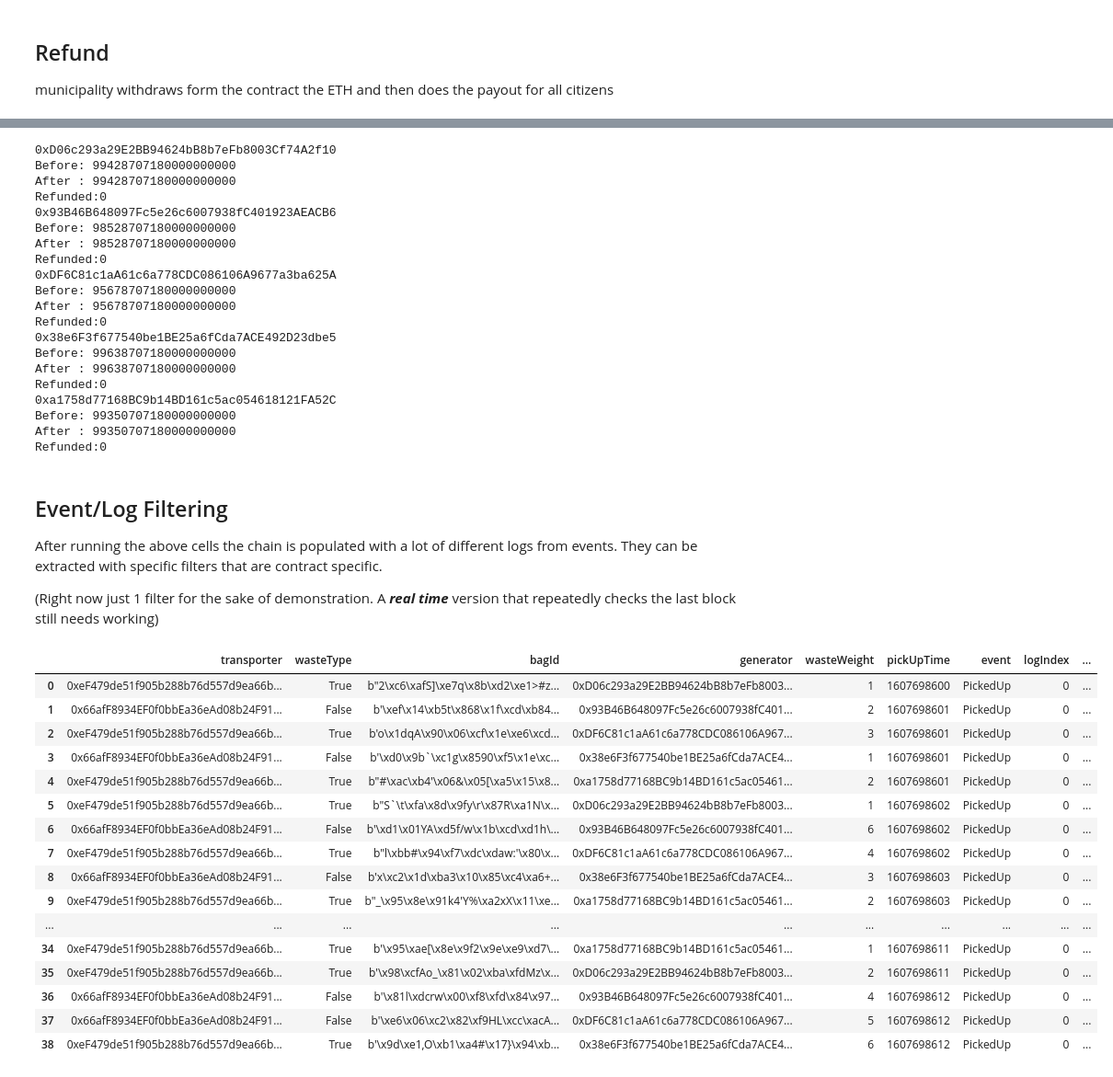
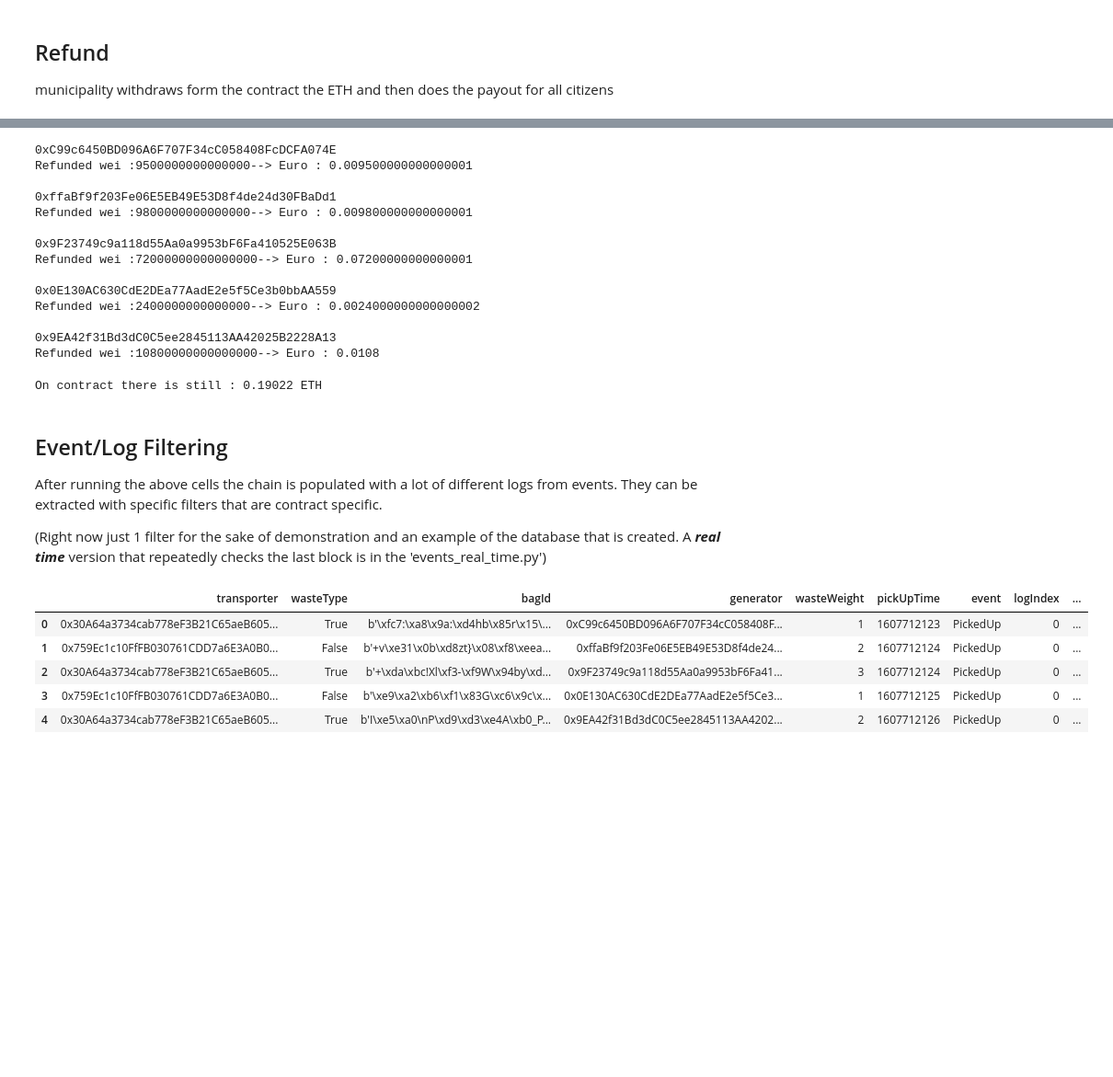
Before and after one commit to annac-dima/Blockchain_HashTheTrash, a Jupyter notebook: HashTheTrash.ipynb, the cells around one changed output, grey strips where cells are left out. Shown: that part at 92% size. Cells and saved outputs as stored; diff of their text form; code cells hidden in the pictures; blank space fills up the shorter version.

```diff
--- a/HashTheTrash.ipynb
+++ b/HashTheTrash.ipynb
@@ -32,7 +40,7 @@ abiRemix = json.loads(abi)         # turned to string after copy to clipboard fr
 bytecodeRemix = bytecode['object'] # it is a dictionary (as copy to clipboard form remix), we use the object for web3 deployment
 
 # simple database example and adding column with ganache accounts
-data = pd.read_excel('data/agents_data.xlsx')
+data = pd.read_excel('data/example_data.xlsx', sheet_name='agents_data')
 data['address'] = web3.eth.accounts
 data
 # %% [output]
@@ -73,12 +81,17 @@ def deploy_contract(deployer, _abi, _bytecode):
     tx_receipt = web3.eth.waitForTransactionReceipt(tx_hash)      # Get receipt when deployed to blockchain
     print(f"Deployed contract at address:\n{tx_receipt.contractAddress}") # contract address
 
+    # simple yet effective method to pass the contract address to the real time filtering
+    with open('data/ctr_addr.txt', 'w') as f:
+        f.write(tx_receipt.contractAddress)
+
     deployed_ctr = web3.eth.contract(address = tx_receipt.contractAddress, abi  = _abi) # contract
 
     return deployed_ctr
 # %%
 # Deploy contract (municipality in our case) [can check from ganache the blocks to see if it happened]
+municipality = data[data.role == 'municipality']['address'].item()
 
-contract = deploy_contract(deployer = data[data.role == 'municipality']['address'].item(), _abi = abiRemix, _bytecode = bytecodeRemix)
+contract = deploy_contract(deployer = municipality, _abi = abiRemix, _bytecode = bytecodeRemix)
 # %% [output]
 Deployed contract at address:
@@ -502,25 +518,19 @@ for citizen in data[data.role == 'citizen']['address']:
     contract.functions.givePayout(citizen).transact({'from' : municipality})
     after = web3.eth.getBalance(citizen)
 
-    print(f"{citizen}\nBefore: {before}\nAfter : {after}\nRefunded:{after-before}")
+    print(f"{citizen}\nRefunded wei :{after-before} --> Euro : {(after-before)*10**(-18)}\n")
 # %% [output]
-0xD06c293a29E2BB94624bB8b7eFb8003Cf74A2f10
-Before: 99428707180000000000
-After : 99428707180000000000
-Refunded:0
-0x93B46B648097Fc5e26c6007938fC401923AEACB6
-Before: 98528707180000000000
-After : 98528707180000000000
-Refunded:0
-0xDF6C81c1aA61c6a778CDC086106A9677a3ba625A
-Before: 95678707180000000000
-After : 95678707180000000000
-Refunded:0
-0x38e6F3f677540be1BE25a6fCda7ACE492D23dbe5
-Before: 99638707180000000000
-After : 99638707180000000000
-Refunded:0
-0xa1758d77168BC9b14BD161c5ac054618121FA52C
-Before: 99350707180000000000
-After : 99350707180000000000
-Refunded:0
+0xC99c6450BD096A6F707F34cC058408FcDCFA074E
+Refunded wei :9500000000000000--> Euro : 0.009500000000000001
+
+0xffaBf9f203Fe06E5EB49E53D8f4de24d30FBaDd1
+Refunded wei :9800000000000000--> Euro : 0.009800000000000001
+
+0x9F23749c9a118d55Aa0a9953bF6Fa410525E063B
+Refunded wei :72000000000000000--> Euro : 0.07200000000000001
+
+0x0E130AC630CdE2DEa77AadE2e5f5Ce3b0bbAA559
+Refunded wei :2400000000000000--> Euro : 0.0024000000000000002
+
+0x9EA42f31Bd3dC0C5ee2845113AA42025B2228A13
+Refunded wei :10800000000000000--> Euro : 0.0108
@@ -528,0 +537,6 @@ Refunded:0
+# %%
+# how much is still on the contract should be low
+balance = contract.functions.MunicipalityBalance().call({'from' : municipality})
+print('On contract there is still :', balance/(10**18), 'ETH')
+# %% [output]
+On contract there is still : 0.19022 ETH
@@ -533,7 +550,7 @@ Refunded:0
 
 After running the above cells the chain is populated with a lot of different logs from events. They can be extracted with specific filters that are contract specific.
 
-(Right now just 1 filter for the sake of demonstration. A ***real time*** version that repeatedly checks the last block still needs working)
+(Right now just 1 filter for the sake of demonstration and an example of the database that is created. A ***real time*** version that repeatedly checks the last block is in the 'events_real_time.py')
 # %%
 # creating logs/event filters to inspect the whole chain (fromBlock = 1)
 
@@ -571,24 +588,13 @@ def get_past_logs(filter_list):
 # %%
 # Pass filters on the chain (from block 1) and pick logs found (for now only 'ToPickUp')
 # Can see logs of the 5 citizens, each one a different generator and all the garble generated by the event
 events = get_past_logs(filters)
 df = pd.DataFrame(events)
-df
+df.head()
 # %% [output]
 |  | transporter | wasteType | bagId | generator | wasteWeight | pickUpTime | event | logIndex | ... |
-| 0 | 0xeF479de51f905b288b76d557d9ea66b... | True | b"2\xc6\xafS]\xe7q\x8b\xd2\xe1>#z... | 0xD06c293a29E2BB94624bB8b7eFb8003... | 1 | 1607698600 | PickedUp | 0 | ... |
-| 1 | 0x66afF8934EF0f0bbEa36eAd08b24F91... | False | b'\xef\x14\xb5t\x868\x1f\xcd\xb84... | 0x93B46B648097Fc5e26c6007938fC401... | 2 | 1607698601 | PickedUp | 0 | ... |
-| 2 | 0xeF479de51f905b288b76d557d9ea66b... | True | b'o\x1dqA\x90\x06\xcf\x1e\xe6\xcd... | 0xDF6C81c1aA61c6a778CDC086106A967... | 3 | 1607698601 | PickedUp | 0 | ... |
-| 3 | 0x66afF8934EF0f0bbEa36eAd08b24F91... | False | b'\xd0\x9b`\xc1g\x8590\xf5\x1e\xc... | 0x38e6F3f677540be1BE25a6fCda7ACE4... | 1 | 1607698601 | PickedUp | 0 | ... |
-| 4 | 0xeF479de51f905b288b76d557d9ea66b... | True | b"#\xac\xb4'\x06&\x05[\xa5\x15\x8... | 0xa1758d77168BC9b14BD161c5ac05461... | 2 | 1607698601 | PickedUp | 0 | ... |
-| 5 | 0xeF479de51f905b288b76d557d9ea66b... | True | b"S`\t\xfa\x8d\x9fy\r\x87R\xa1N\x... | 0xD06c293a29E2BB94624bB8b7eFb8003... | 1 | 1607698602 | PickedUp | 0 | ... |
-| 6 | 0x66afF8934EF0f0bbEa36eAd08b24F91... | False | b'\xd1\x01YA\xd5f/w\x1b\xcd\xd1h\... | 0x93B46B648097Fc5e26c6007938fC401... | 6 | 1607698602 | PickedUp | 0 | ... |
-| 7 | 0xeF479de51f905b288b76d557d9ea66b... | True | b"l\xbb#\x94\xf7\xdc\xdaw:'\x80\x... | 0xDF6C81c1aA61c6a778CDC086106A967... | 4 | 1607698602 | PickedUp | 0 | ... |
-| 8 | 0x66afF8934EF0f0bbEa36eAd08b24F91... | False | b'x\xc2\x1d\xba3\x10\x85\xc4\xa6+... | 0x38e6F3f677540be1BE25a6fCda7ACE4... | 3 | 1607698603 | PickedUp | 0 | ... |
-| 9 | 0xeF479de51f905b288b76d557d9ea66b... | True | b"_\x95\x8e\x91k4'Y%\xa2xX\x11\xe... | 0xa1758d77168BC9b14BD161c5ac05461... | 2 | 1607698603 | PickedUp | 0 | ... |
-| ... | ... | ... | ... | ... | ... | ... | ... | ... | ... |
-| 34 | 0xeF479de51f905b288b76d557d9ea66b... | True | b'\x95\xae[\x8e\x9f2\x9e\xe9\xd7\... | 0xa1758d77168BC9b14BD161c5ac05461... | 1 | 1607698611 | PickedUp | 0 | ... |
-| 35 | 0xeF479de51f905b288b76d557d9ea66b... | True | b'\x98\xcfAo_\x81\x02\xba\xfdMz\x... | 0xD06c293a29E2BB94624bB8b7eFb8003... | 2 | 1607698611 | PickedUp | 0 | ... |
-| 36 | 0x66afF8934EF0f0bbEa36eAd08b24F91... | False | b'\x81l\xdcrw\x00\xf8\xfd\x84\x97... | 0x93B46B648097Fc5e26c6007938fC401... | 4 | 1607698612 | PickedUp | 0 | ... |
-| 37 | 0x66afF8934EF0f0bbEa36eAd08b24F91... | False | b'\xe6\x06\xc2\x82\xf9HL\xcc\xacA... | 0xDF6C81c1aA61c6a778CDC086106A967... | 5 | 1607698612 | PickedUp | 0 | ... |
-| 38 | 0xeF479de51f905b288b76d557d9ea66b... | True | b'\x9d\xe1,O\xb1\xa4#\x17}\x94\xb... | 0x38e6F3f677540be1BE25a6fCda7ACE4... | 6 | 1607698612 | PickedUp | 0 | ... |
+| 0 | 0x30A64a3734cab778eF3B21C65aeB605... | True | b'\xfc7:\xa8\x9a:\xd4hb\x85r\x15\... | 0xC99c6450BD096A6F707F34cC058408F... | 1 | 1607712123 | PickedUp | 0 | ... |
+| 1 | 0x759Ec1c10FfFB030761CDD7a6E3A0B0... | False | b'+v\xe31\x0b\xd8zt}\x08\xf8\xeea... | 0xffaBf9f203Fe06E5EB49E53D8f4de24... | 2 | 1607712124 | PickedUp | 0 | ... |
+| 2 | 0x30A64a3734cab778eF3B21C65aeB605... | True | b'+\xda\xbc!Xl\xf3-\xf9W\x94by\xd... | 0x9F23749c9a118d55Aa0a9953bF6Fa41... | 3 | 1607712124 | PickedUp | 0 | ... |
+| 3 | 0x759Ec1c10FfFB030761CDD7a6E3A0B0... | False | b'\xe9\xa2\xb6\xf1\x83G\xc6\x9c\x... | 0x0E130AC630CdE2DEa77AadE2e5f5Ce3... | 1 | 1607712125 | PickedUp | 0 | ... |
+| 4 | 0x30A64a3734cab778eF3B21C65aeB605... | True | b'I\xe5\xa0\nP\xd9\xd3\xe4A\xb0_P... | 0x9EA42f31Bd3dC0C5ee2845113AA4202... | 2 | 1607712126 | PickedUp | 0 | ... |
```
Also changed, not shown: parts of 35 cells of this notebook, 14 other files.
